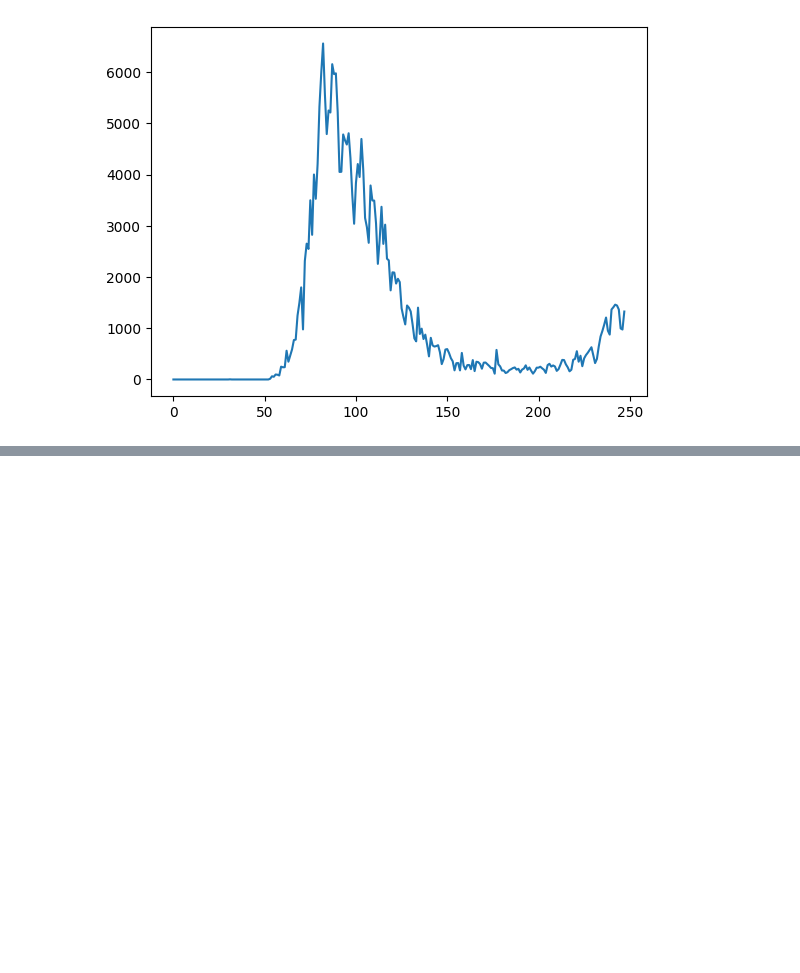
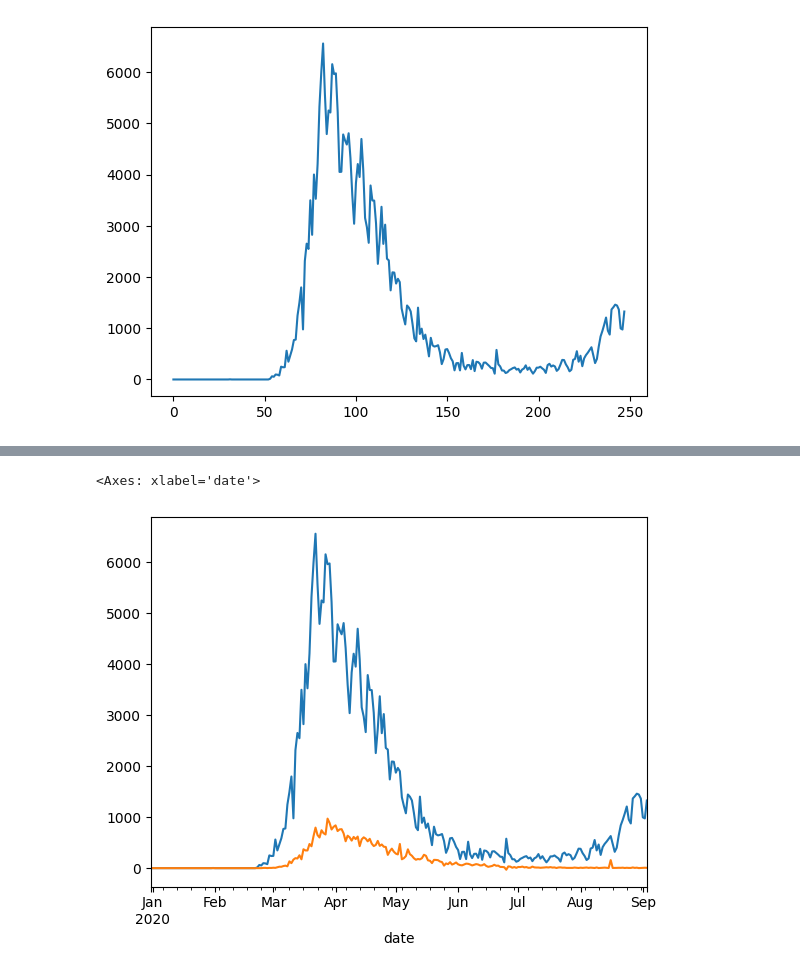
Before and after one commit to BluePhoenix01/Python-Practice, a Jupyter notebook: numpy_pd/pandas_basics.ipynb, the cells around one changed output, grey strips where cells are left out. Cells and saved outputs as stored; diff of their text form; code cells hidden in the pictures; blank space fills up the shorter version.

```diff
--- a/numpy_pd/pandas_basics.ipynb
+++ b/numpy_pd/pandas_basics.ipynb
@@ -600,0 +635,6 @@ results_df.plot()
+# %%
+results_df.new_cases.plot()
+results_df.new_deaths.plot()
+# %% [output]
+<Axes: xlabel='date'>
+[figure, added]
```
Also changed, not shown: parts of 10 cells of this notebook.
